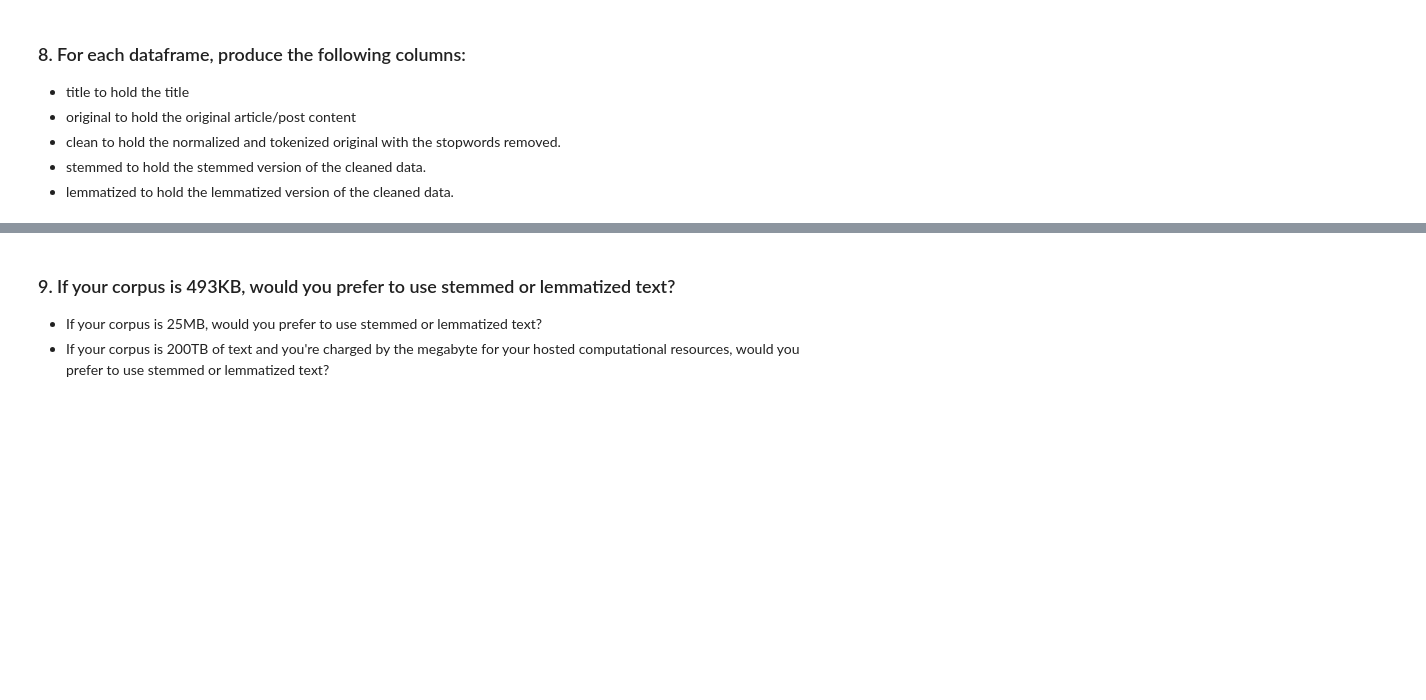
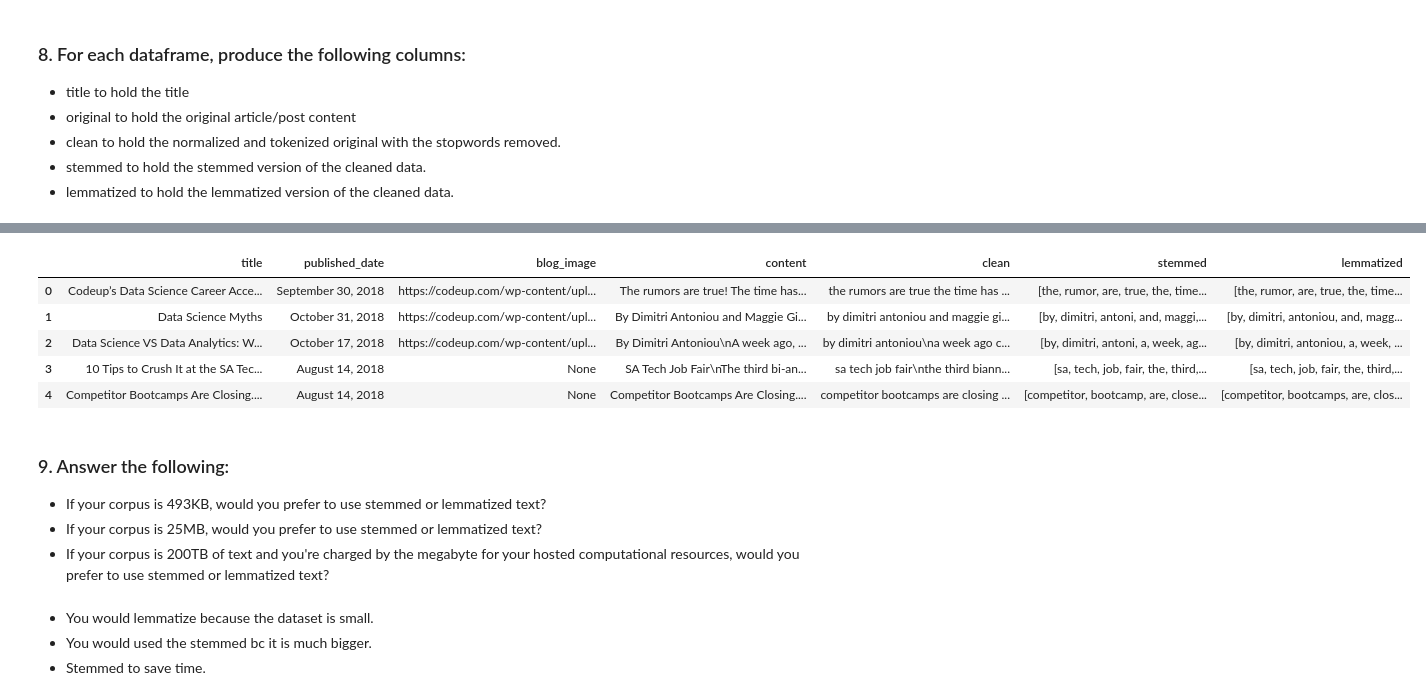
Before and after one commit to segovialori/natural-language-processing-exercises, a Jupyter notebook: prepare_exercises.ipynb, the cells around one changed output, grey strips where cells are left out. Saved outputs shown, nothing was run; the diff lists cells and outputs as text; code cells hidden in the pictures; blank space fills up the shorter version.

```diff
--- a/prepare_exercises.ipynb
+++ b/prepare_exercises.ipynb
@@ -177,2 +309,5 @@ def remove_stopwords(text):
 # %% [markdown]
 ### 7. Make another dataframe for the Codeup blog posts. Name the dataframe codeup_df.
+# %%
+codeup_df = a.acquire_codeup_blog()
+codeup_df
@@ -183,3 +328,5 @@ def remove_stopwords(text):
 - clean to hold the normalized and tokenized original with the stopwords removed.
 - stemmed to hold the stemmed version of the cleaned data.
 - lemmatized to hold the lemmatized version of the cleaned data.
+# %%
+codeup_df['clean'] = codeup_df.content.apply(basic_clean)
@@ -185,0 +342,4 @@ def remove_stopwords(text):
+# %%
+codeup_df['stemmed'] = codeup_df.content.apply(tokenize).apply(stem)
+# %%
+codeup_df['lemmatized'] = codeup_df.content.apply(tokenize).apply(lemmatize)
@@ -185,0 +362,9 @@ def remove_stopwords(text):
+# %%
+codeup_df.head()
+# %% [output]
+|  | title | published_date | blog_image | content | clean | stemmed | lemmatized |
+| 0 | Codeup’s Data Science Career Acce... | September 30, 2018 | https://codeup.com/wp-content/upl... | The rumors are true! The time has... | the rumors are true the time has ... | [the, rumor, are, true, the, time... | [the, rumor, are, true, the, time... |
+| 1 | Data Science Myths | October 31, 2018 | https://codeup.com/wp-content/upl... | By Dimitri Antoniou and Maggie Gi... | by dimitri antoniou and maggie gi... | [by, dimitri, antoni, and, maggi,... | [by, dimitri, antoniou, and, magg... |
+| 2 | Data Science VS Data Analytics: W... | October 17, 2018 | https://codeup.com/wp-content/upl... | By Dimitri Antoniou\nA week ago, ... | by dimitri antoniou\na week ago c... | [by, dimitri, antoni, a, week, ag... | [by, dimitri, antoniou, a, week, ... |
+| 3 | 10 Tips to Crush It at the SA Tec... | August 14, 2018 | None | SA Tech Job Fair\nThe third bi-an... | sa tech job fair\nthe third biann... | [sa, tech, job, fair, the, third,... | [sa, tech, job, fair, the, third,... |
+| 4 | Competitor Bootcamps Are Closing.... | August 14, 2018 | None | Competitor Bootcamps Are Closing.... | competitor bootcamps are closing ... | [competitor, bootcamp, are, close... | [competitor, bootcamps, are, clos... |
@@ -186,4 +401,9 @@ def remove_stopwords(text):
 # %% [markdown]
-### 9. If your corpus is 493KB, would you prefer to use stemmed or lemmatized text?
+### 9. Answer the following:
+- If your corpus is 493KB, would you prefer to use stemmed or lemmatized text?
 - If your corpus is 25MB, would you prefer to use stemmed or lemmatized text?
 - If your corpus is 200TB of text and you're charged by the megabyte for your hosted computational resources, would you prefer to use stemmed or lemmatized text?
+# %% [markdown]
+- You would lemmatize because the dataset is small.
+- You would used the stemmed bc it is much bigger.
+- Stemmed to save time.
```
Also changed, not shown: parts of 32 cells of this notebook.
